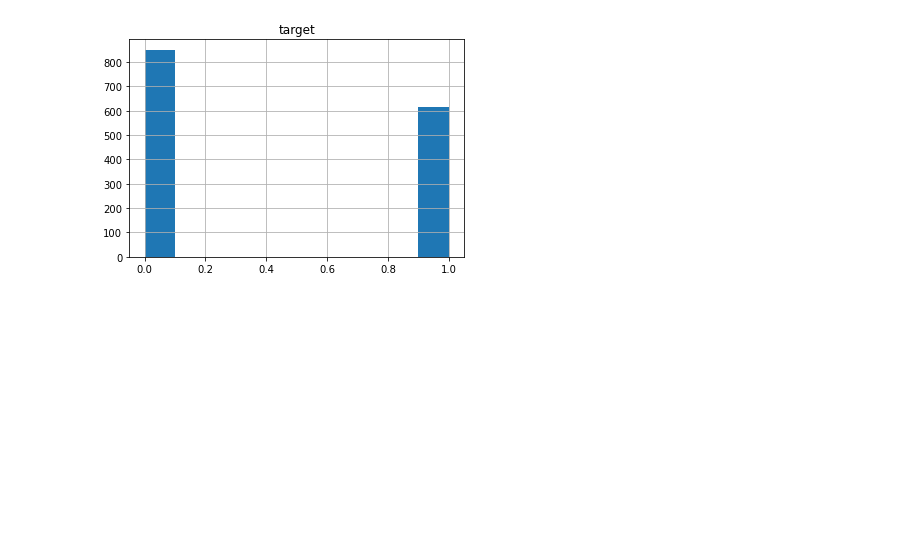
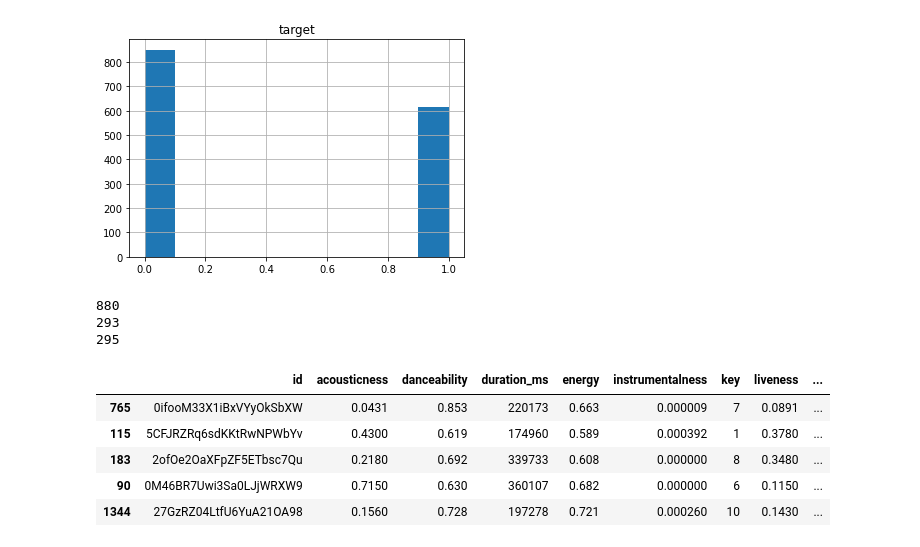
Before and after one commit to vmmadathil/spotify-acrostic, a Jupyter notebook: notebooks/03-VM-Binary_Prep.ipynb, the cells around one changed output. Drawn from its saved outputs; the diff is of its cells as text; code cells hidden in the pictures; blank space fills up the shorter version.

```diff
--- a/notebooks/03-VM-Binary_Prep.ipynb
+++ b/notebooks/03-VM-Binary_Prep.ipynb
@@ -55,3 +55,39 @@ track_features.hist('target')
 # %% [output]
 array([[<AxesSubplot:title={'center':'target'}>]], dtype=object)
 [figure]
+# %%
+#Splitting the dataset
+
+import numpy as np
+
+def train_validate_test_split(df, train_percent=.6, validate_percent=.2, seed=101):
+    np.random.seed(seed)
+    perm = np.random.permutation(df.index)
+    m = len(df.index)
+    train_end = int(train_percent * m)
+    validate_end = int(validate_percent * m) + train_end
+    train = df.iloc[perm[:train_end]]
+    validate = df.iloc[perm[train_end:validate_end]]
+    test = df.iloc[perm[validate_end:]]
+    return train, validate, test
+# %%
+train, validate, test = train_validate_test_split(track_features)
+
+print(len(train))
+print(len(validate))
+print(len(test))
+# %% [output]
+880
+293
+295
+# %%
+train.to_csv('../data/processed/library_binary_train.csv')
+
+train.head()
+# %% [output]
+|  | id | acousticness | danceability | duration_ms | energy | instrumentalness | key | liveness | ... |
+| 765 | 0ifooM33X1iBxVYyOkSbXW | 0.0431 | 0.853 | 220173 | 0.663 | 0.000009 | 7 | 0.0891 | ... |
+| 115 | 5CFJRZRq6sdKKtRwNPWbYv | 0.4300 | 0.619 | 174960 | 0.589 | 0.000392 | 1 | 0.3780 | ... |
+| 183 | 2ofOe2OaXFpZF5ETbsc7Qu | 0.2180 | 0.692 | 339733 | 0.608 | 0.000000 | 8 | 0.3480 | ... |
+| 90 | 0M46BR7Uwi3Sa0LJjWRXW9 | 0.7150 | 0.630 | 360107 | 0.682 | 0.000000 | 6 | 0.1150 | ... |
+| 1344 | 27GzRZ04LtfU6YuA21OA98 | 0.1560 | 0.728 | 197278 | 0.721 | 0.000260 | 10 | 0.1430 | ... |
```
Also changed, not shown: parts of 14 cells of this notebook.
